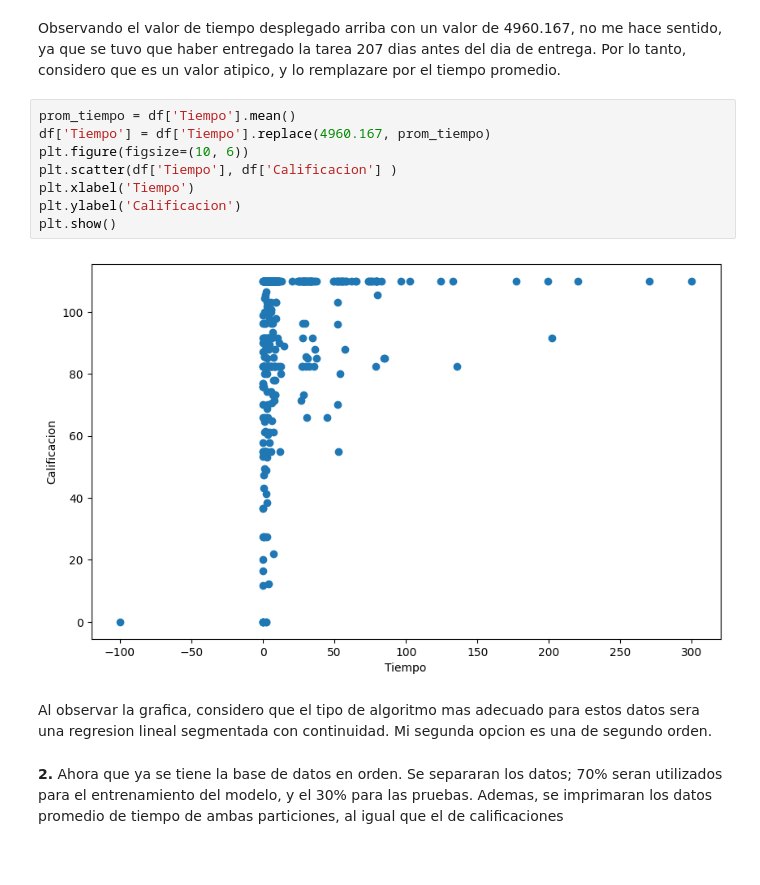
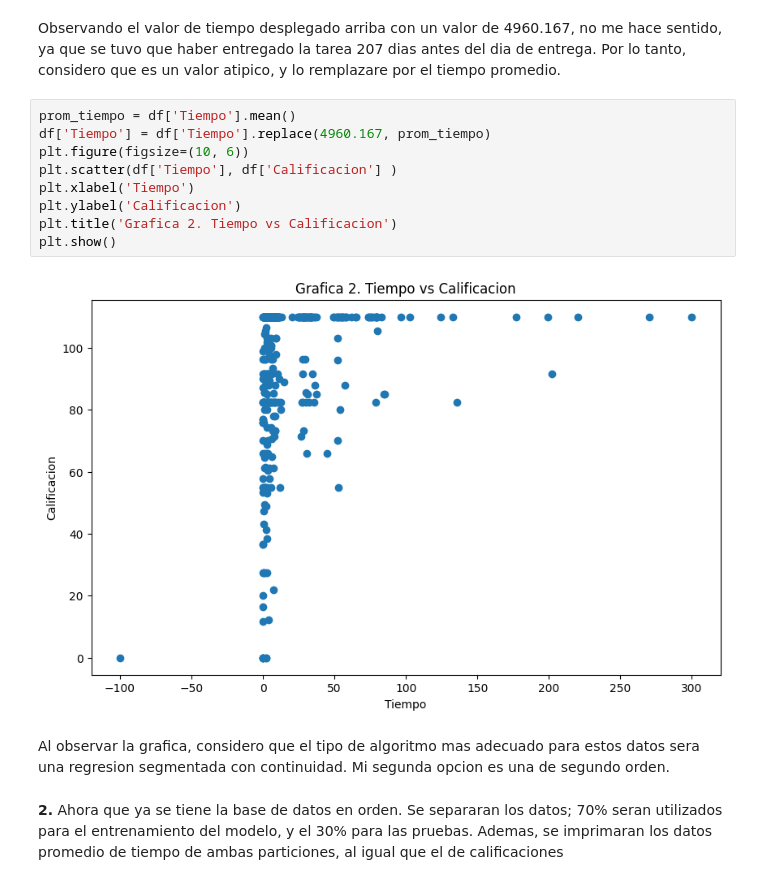
Before and after one commit to hectorcamachoz/Regresion_No_Lineal, a Jupyter notebook: A1_6_594557.ipynb, the cells around one changed output. Drawn from its saved outputs; the diff is of its cells as text.

```diff
--- a/A1_6_594557.ipynb
+++ b/A1_6_594557.ipynb
@@ -40,15 +41,16 @@ Observando el valor de tiempo desplegado arriba con un valor de 4960.167, no me
 # %%
 prom_tiempo = df['Tiempo'].mean()
 df['Tiempo'] = df['Tiempo'].replace(4960.167, prom_tiempo)
 plt.figure(figsize=(10, 6))
 plt.scatter(df['Tiempo'], df['Calificacion'] )
 plt.xlabel('Tiempo')
 plt.ylabel('Calificacion')
+plt.title('Grafica 2. Tiempo vs Calificacion')
 plt.show()
 # %% [output]
-[figure, old version]
+[figure, new version]
 # %% [markdown]
-Al observar la grafica, considero que el tipo de algoritmo mas adecuado para estos datos sera una regresion lineal segmentada con continuidad. Mi segunda opcion es una de segundo orden.
+Al observar la grafica, considero que el tipo de algoritmo mas adecuado para estos datos sera una regresion segmentada con continuidad. Mi segunda opcion es una de segundo orden.
 # %% [markdown]
 **2.** Ahora que ya se tiene la base de datos en orden. Se separaran los datos; 70% seran utilizados para el entrenamiento del modelo, y el 30% para las pruebas. Ademas, se imprimaran los datos promedio de tiempo de ambas particiones, al igual que el de calificaciones
 # %%
```
Also changed, not shown: parts of 10 cells of this notebook.
